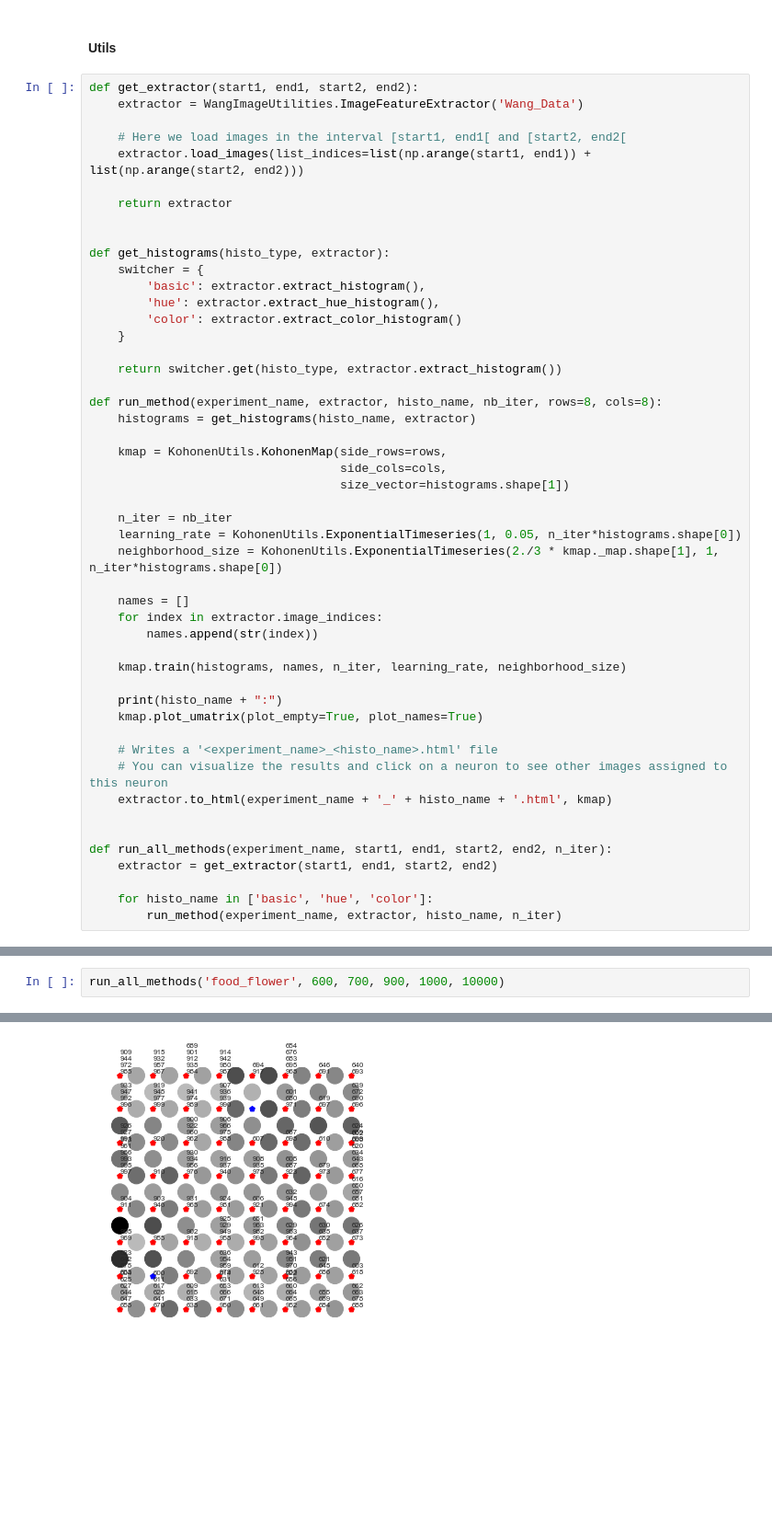
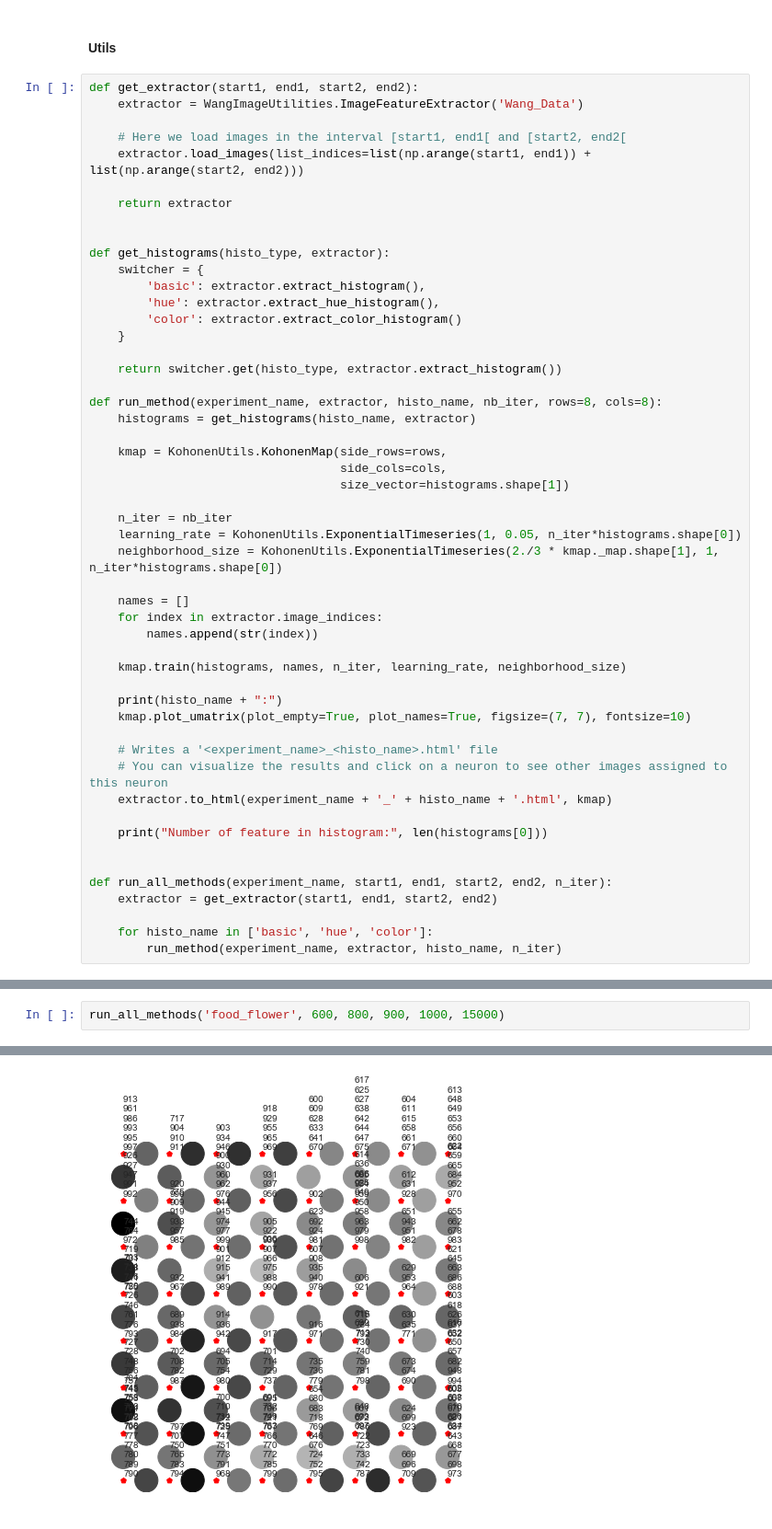
Before and after one commit to djaquet5/MLG_Unsupervised, a Jupyter notebook: SOM_part2.ipynb, the cells around one changed output, grey strips where cells are left out. Shown at 92% size. Drawn from its saved outputs; the diff is of its cells as text; blank space fills up the shorter version.

```diff
--- a/SOM_part2.ipynb
+++ b/SOM_part2.ipynb
@@ -144,11 +155,13 @@ def run_method(experiment_name, extractor, histo_name, nb_iter, rows=8, cols=8):
     kmap.train(histograms, names, n_iter, learning_rate, neighborhood_size)
 
     print(histo_name + ":")
-    kmap.plot_umatrix(plot_empty=True, plot_names=True)
+    kmap.plot_umatrix(plot_empty=True, plot_names=True, figsize=(7, 7), fontsize=10)
 
     # Writes a '<experiment_name>_<histo_name>.html' file
     # You can visualize the results and click on a neuron to see other images assigned to this neuron
     extractor.to_html(experiment_name + '_' + histo_name + '.html', kmap)
+
+    print("Number of feature in histogram:", len(histograms[0]))
 
 
 def run_all_methods(experiment_name, start1, end1, start2, end2, n_iter):
@@ -201,3 +205,3 @@ color:
 # %%
-run_all_methods('food_flower', 600, 700, 900, 1000, 10000)
+run_all_methods('food_flower', 600, 800, 900, 1000, 15000)
 # %% [output]
@@ -205,2 +209,2 @@ run_all_methods('food_flower', 600, 700, 900, 1000, 10000)
 basic:
-[figure, old version]
+[figure, new version]
```
Also changed, not shown: parts of 14 cells of this notebook, 20 other files.
